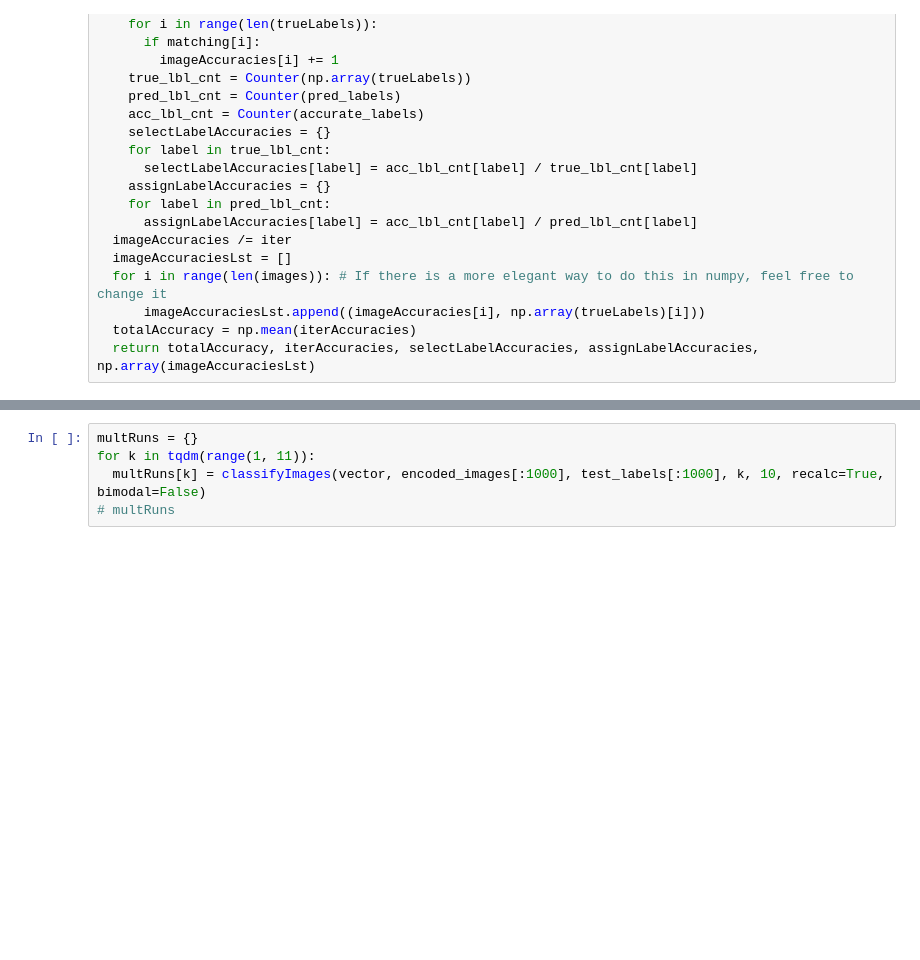
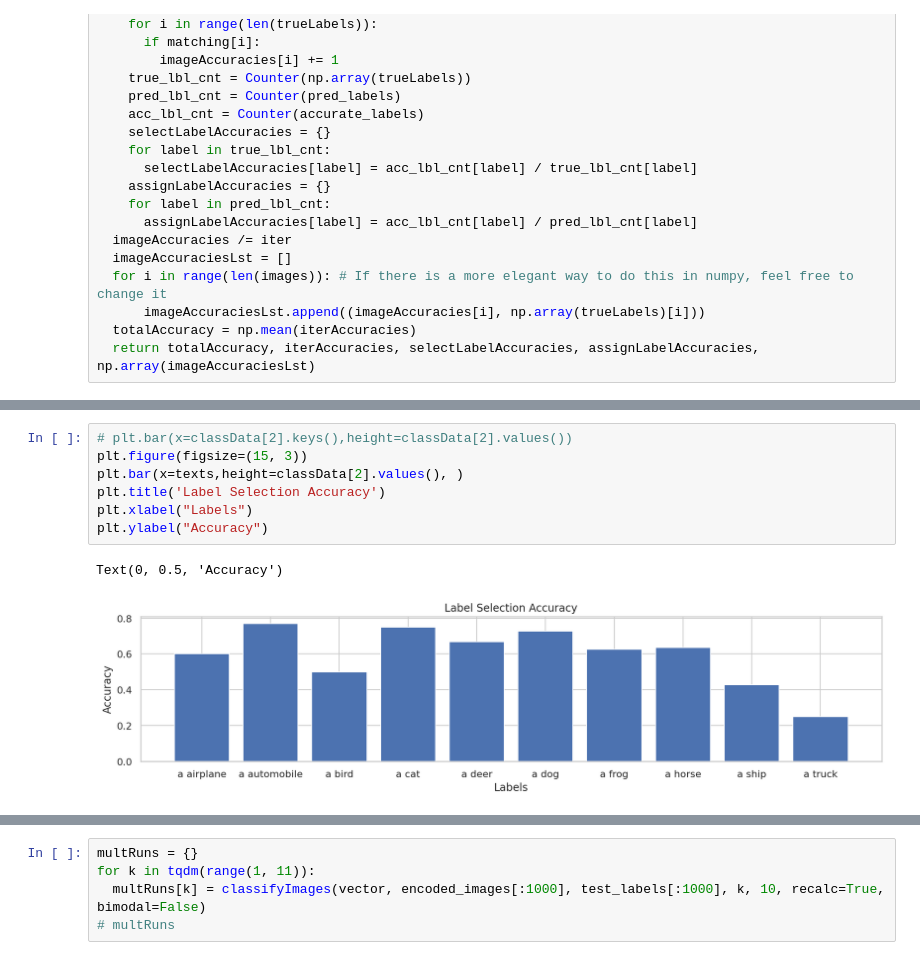
Before and after one commit to jerrychen109/CLIP-fewshot, a Jupyter notebook: Pipeline.ipynb, the cells around one changed output, grey strips where cells are left out. Saved outputs shown, nothing was run; the diff lists cells and outputs as text; blank space fills up the shorter version.

```diff
--- a/Pipeline.ipynb
+++ b/Pipeline.ipynb
@@ -391,0 +402,10 @@ classifyImages(vector, encoded_images[:100], test_labels[:100], 1, 1)
+# %%
+# plt.bar(x=classData[2].keys(),height=classData[2].values())
+plt.figure(figsize=(15, 3))
+plt.bar(x=texts,height=classData[2].values(), )
+plt.title('Label Selection Accuracy')
+plt.xlabel("Labels")
+plt.ylabel("Accuracy")
+# %% [output]
+Text(0, 0.5, 'Accuracy')
+[figure, added]
```
Also changed, not shown: parts of 23 cells of this notebook.
